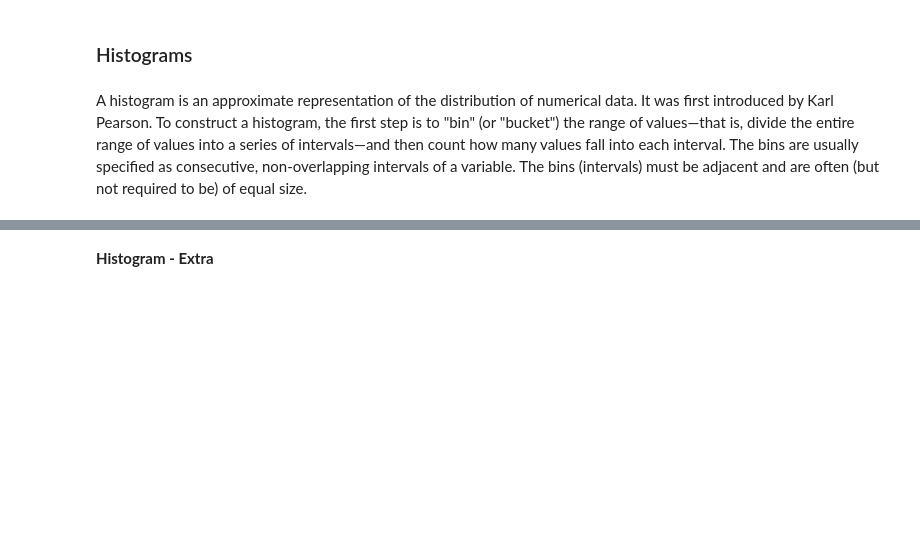
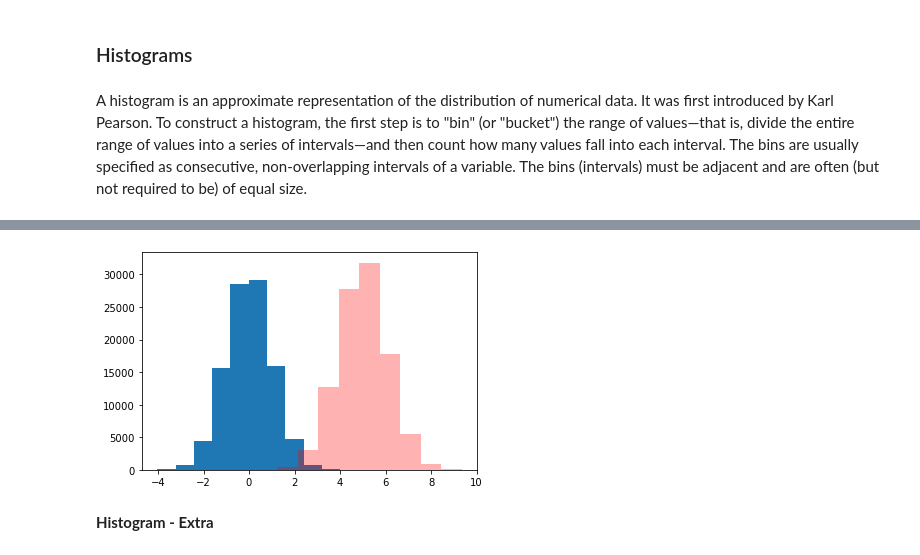
Before and after one commit to udveg/DS601_Fall21, a Jupyter notebook: Week02/Week02 - visualization.ipynb, the cells around one changed output, grey strips where cells are left out. Drawn from its saved outputs; the diff is of its cells as text; code cells hidden in the pictures; blank space fills up the shorter version.

```diff
--- a/Week02/Week02 - visualization.ipynb
+++ b/Week02/Week02 - visualization.ipynb
@@ -159,3 +220,10 @@ axs[1].hist(y, bins=n_bins)
+# %%
+plt.hist(x)
+plt.hist(y, color='red', alpha=.3)
+
+plt.show()
+# %% [output]
+[figure, added]
 # %% [markdown]
 __Histogram - Extra__
 # %%
```
Also changed, not shown: parts of 19 cells of this notebook, 3 other files.
